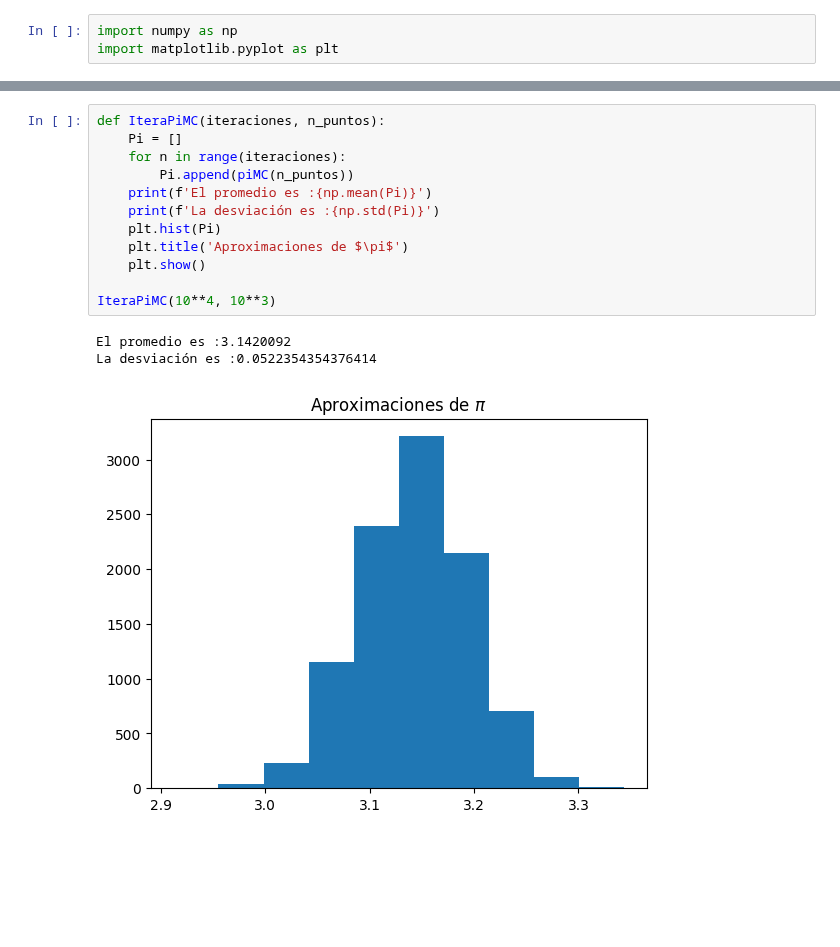
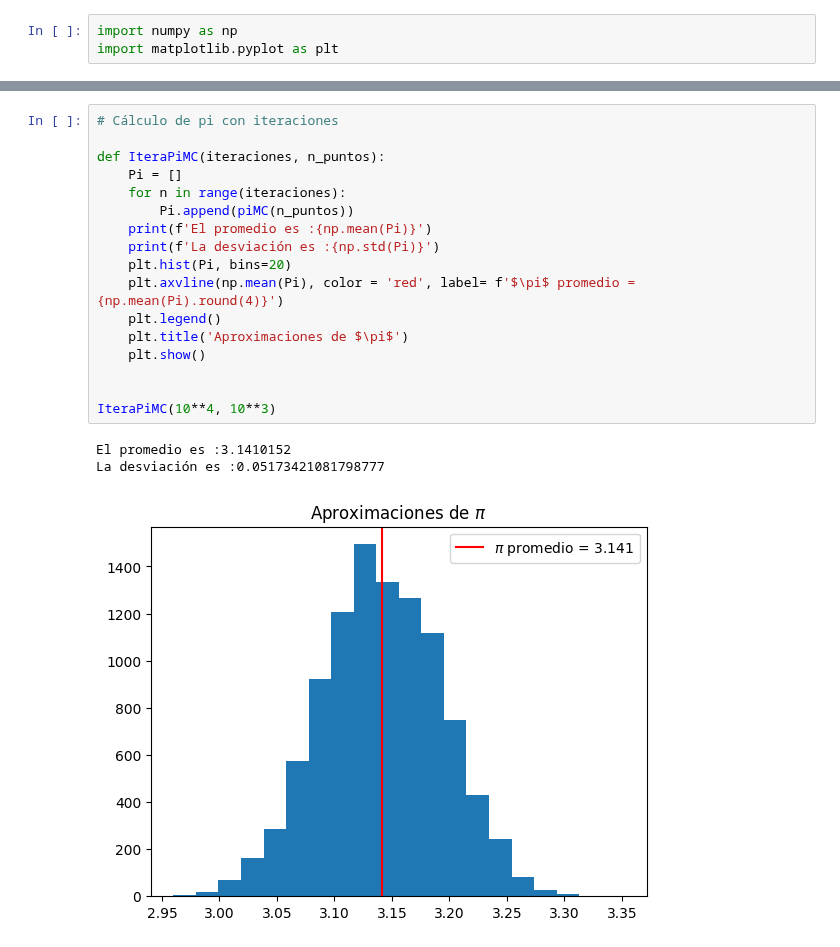
Before and after one commit to JhonZafra/Statistic_Concepts, a Jupyter notebook: SemanaVI/Montecarlo.ipynb, the cells around one changed output, grey strips where cells are left out. Cells and saved outputs as stored; diff of their text form; blank space fills up the shorter version.

```diff
--- a/SemanaVI/Montecarlo.ipynb
+++ b/SemanaVI/Montecarlo.ipynb
@@ -17,16 +37,21 @@ piMC(10**3)
 # %%
+# Cálculo de pi con iteraciones
+
 def IteraPiMC(iteraciones, n_puntos):
     Pi = []
     for n in range(iteraciones):
         Pi.append(piMC(n_puntos))
     print(f'El promedio es :{np.mean(Pi)}')
     print(f'La desviación es :{np.std(Pi)}')
-    plt.hist(Pi)
+    plt.hist(Pi, bins=20)
+    plt.axvline(np.mean(Pi), color = 'red', label= f'$\pi$ promedio = {np.mean(Pi).round(4)}')
+    plt.legend()
     plt.title('Aproximaciones de $\pi$')
     plt.show()
 
+
 IteraPiMC(10**4, 10**3)
 # %% [output]
-El promedio es :3.1420092
-La desviación es :0.0522354354376414
+El promedio es :3.1410152
+La desviación es :0.05173421081798777
-[figure, old version]
+[figure, new version]
```
Also changed, not shown: parts of 20 cells of this notebook.
